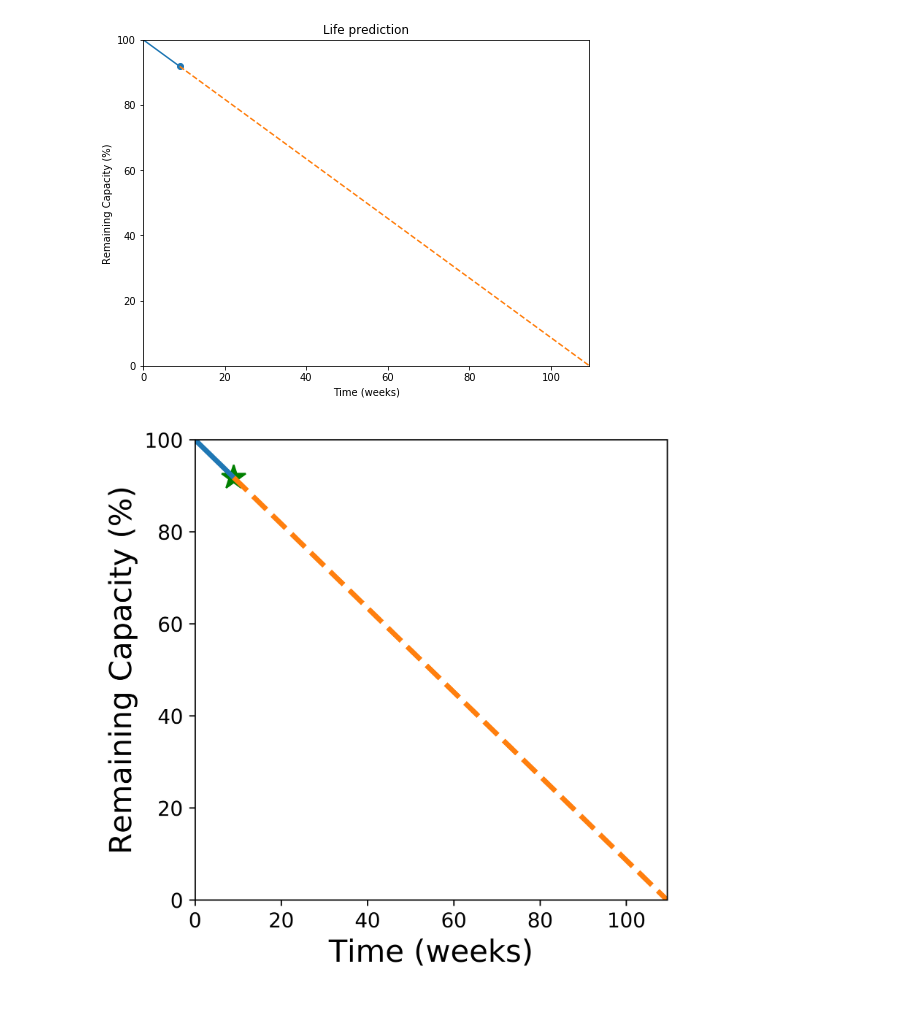
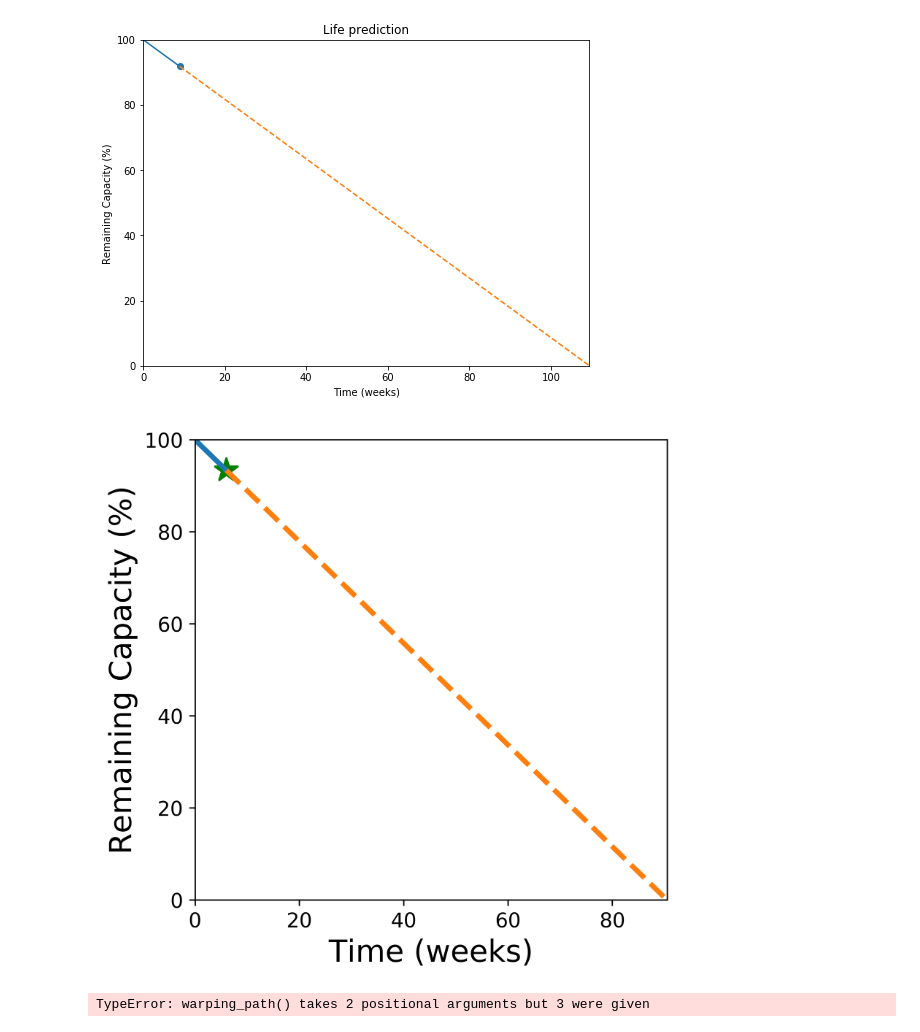
Before and after one commit to vwhu/pulolb, a Jupyter notebook: PULOLB/For Figure Making.ipynb, the cells around one changed output. Saved outputs shown, nothing was run; the diff lists cells and outputs as text; code cells hidden in the pictures.

```diff
--- a/PULOLB/For Figure Making.ipynb
+++ b/PULOLB/For Figure Making.ipynb
@@ -48,7 +52,7 @@ import_data.single_pd_matlab_data('converted_PL03.mat')
 # %% [markdown]
 Once all the information has been imported from the Matlab file, it has to be sorted. For that, use the ``sort_data`` package
 # %%
-pcharge, pdischarge = sort_data.charge_discharge('data/converted_PL10.mat')
+pcharge, pdischarge = sort_data.charge_discharge('data/converted_PL03.mat')
 # %%
 fcharge, fdischarge2 = sort_data.charge_discharge('converted_PL11.mat')
 # %% [markdown]
@@ -192,7 +196,17 @@ def life_plot(time,slope,intercept,percent,life):
     plt.tick_params(axis='both', which='major', labelsize=12)
     return
 # %%
-life_plot(Time[1],Slope[1],Intercept[1],Percent[1],Life[1])
+life_plot(Time[7],Slope[7],Intercept[7],Percent[7],Life[7])
 plt.savefig("Life.png", dpi = 600)
 # %% [output]
-[figure, old version]
+[figure, new version]
+# %%
+from dtaidistance import dtw
+import numpy as np
+s1 = np.array([0., 0, 1, 2, 1, 0, 1, 0, 0, 2, 1, 0, 0])
+s2 = np.array([0., 1, 2, 3, 1, 0, 0, 0, 2, 1, 0, 0, 0])
+path = dtw.warping_path(s1, s2)
+dtw.s1, s2, path, filename="warp.png")
+n
+# %% [output]
+TypeError: warping_path() takes 2 positional arguments but 3 were given
```
Also changed, not shown: parts of 6 cells of this notebook.
